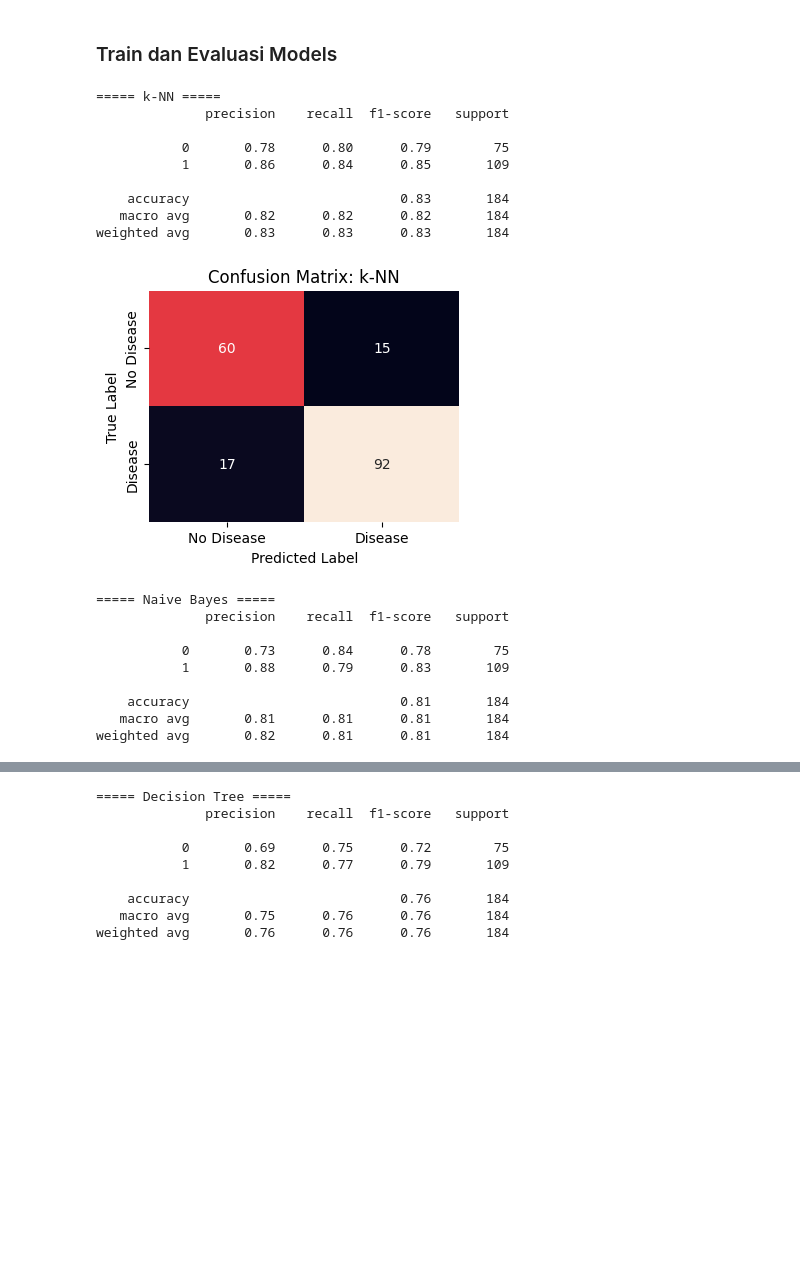
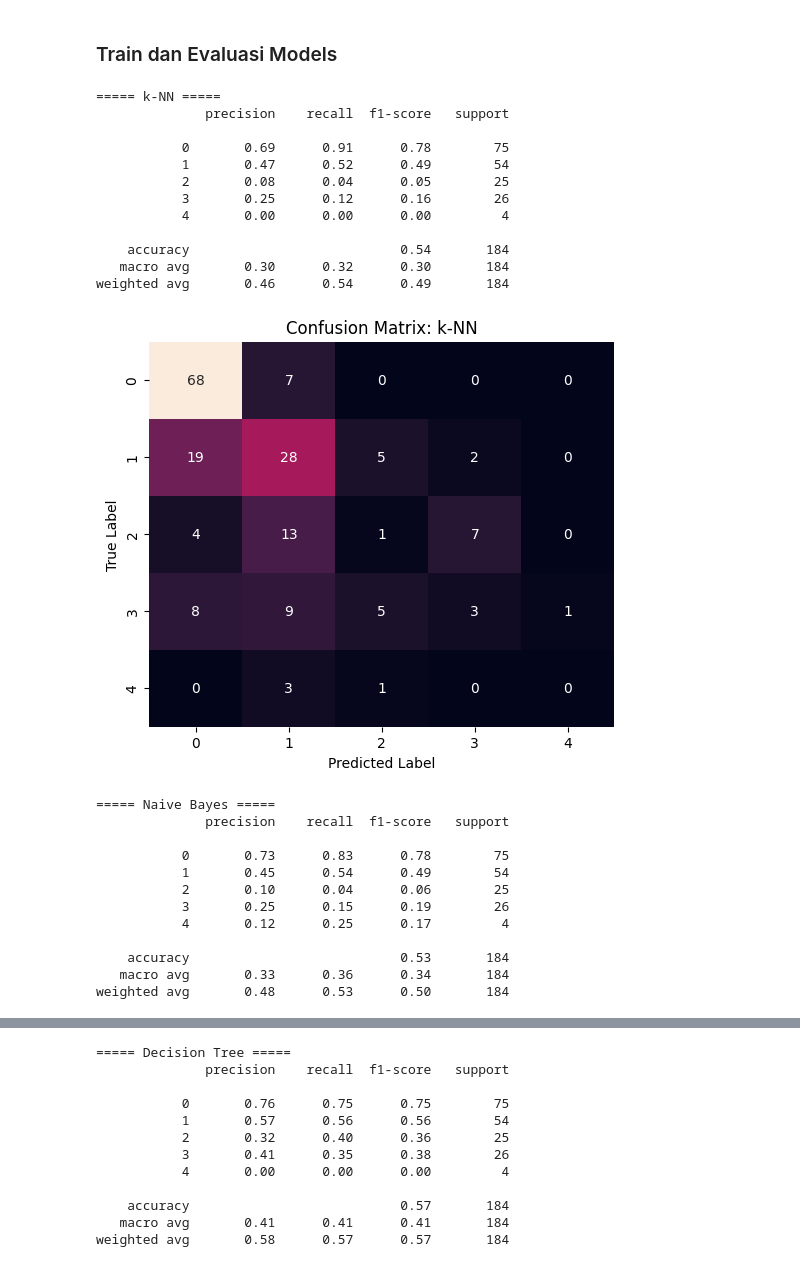
Before and after one commit to ReynandrielPT/PM, a Jupyter notebook: Tugas_Implementasi_Metode_k_NN,_Naive_Bayes_Decision_Tree,_dan_SVM_pada_problem_klasifikasi_5025231113_Reynandriel_Pramas_Thandya.ipynb, the cells around one changed output, grey strips where cells are left out. Saved outputs shown, nothing was run; the diff lists cells and outputs as text; code cells hidden in the pictures; blank space fills up the shorter version.

```diff
--- a/Tugas_Implementasi_Metode_k_NN,_Naive_Bayes_Decision_Tree,_dan_SVM_pada_problem_klasifikasi_5025231113_Reynandriel_Pramas_Thandya.ipynb
+++ b/Tugas_Implementasi_Metode_k_NN,_Naive_Bayes_Decision_Tree,_dan_SVM_pada_problem_klasifikasi_5025231113_Reynandriel_Pramas_Thandya.ipynb
@@ -103,7 +103,8 @@ for col in cat_cols:
 
 
 X = df.drop('num', axis=1)
-y = (df['num'] > 0).astype(int)
+y = df['num'].astype(int)
+
 
 
 scaler = StandardScaler()
@@ -119,61 +120,64 @@ models = {
     'k-NN': KNeighborsClassifier().fit(X_train, y_train),
     'Naive Bayes': GaussianNB().fit(X_train, y_train),
     'Decision Tree': DecisionTreeClassifier(random_state=42).fit(X_train, y_train),
-    'SVM': SVC(random_state=42).fit(X_train, y_train)
+    'SVM': SVC(random_state=42, decision_function_shape='ovr').fit(X_train, y_train)
 }
 
 metrics = []
 
 for name, model in models.items():
     y_pred = model.predict(X_test)
 
     acc  = accuracy_score(y_test, y_pred)
-    prec = precision_score(y_test, y_pred)
-    rec  = recall_score(y_test, y_pred)
-    f1   = f1_score(y_test, y_pred)
+    prec = precision_score(y_test, y_pred, average='macro', zero_division=0)
+    rec  = recall_score(y_test, y_pred, average='macro', zero_division=0)
+    f1   = f1_score(y_test, y_pred, average='macro', zero_division=0)
 
     print(f"\n===== {name} =====")
-    print(classification_report(y_test, y_pred))
+    print(classification_report(y_test, y_pred, zero_division=0))
 
     metrics.append({
         'Model': name,
         'Accuracy': acc,
         'Precision': prec,
         'Recall': rec,
         'F1-Score': f1
     })
 
     cm = confusion_matrix(y_test, y_pred)
-    plt.figure(figsize=(4,3))
-    sns.heatmap(cm, annot=True, fmt='d', cbar=False,
-                xticklabels=['No Disease','Disease'],
-                yticklabels=['No Disease','Disease'])
+    plt.figure(figsize=(6,5))
+    sns.heatmap(cm, annot=True, fmt='d', cbar=False)
     plt.title(f'Confusion Matrix: {name}')
     plt.ylabel('True Label')
     plt.xlabel('Predicted Label')
     plt.show()
 
-
 df_metrics = pd.DataFrame(metrics).set_index('Model')
 print("\n>>> Perbandingan Metrik Evaluasi <<<")
 display(df_metrics)
 # %% [output]
 ===== k-NN =====
               precision    recall  f1-score   support
 
-           0       0.78      0.80      0.79        75
-           1       0.86      0.84      0.85       109
+           0       0.69      0.91      0.78        75
+           1       0.47      0.52      0.49        54
+           2       0.08      0.04      0.05        25
+           3       0.25      0.12      0.16        26
+           4       0.00      0.00      0.00         4
 
-    accuracy                           0.83       184
-   macro avg       0.82      0.82      0.82       184
-weighted avg       0.83      0.83      0.83       184
+    accuracy                           0.54       184
+   macro avg       0.30      0.32      0.30       184
+weighted avg       0.46      0.54      0.49       184
-[figure, old version]
+[figure, new version]
 ===== Naive Bayes =====
               precision    recall  f1-score   support
 
-           0       0.73      0.84      0.78        75
-           1       0.88      0.79      0.83       109
+           0       0.73      0.83      0.78        75
+           1       0.45      0.54      0.49        54
+           2       0.10      0.04      0.06        25
+           3       0.25      0.15      0.19        26
+           4       0.12      0.25      0.17         4
 
-    accuracy                           0.81       184
-   macro avg       0.81      0.81      0.81       184
-weighted avg       0.82      0.81      0.81       184
+    accuracy                           0.53       184
+   macro avg       0.33      0.36      0.34       184
+weighted avg       0.48      0.53      0.50       184
@@ -181,9 +185,12 @@ weighted avg       0.82      0.81      0.81       184
 ===== Decision Tree =====
               precision    recall  f1-score   support
 
-           0       0.69      0.75      0.72        75
-           1       0.82      0.77      0.79       109
+           0       0.76      0.75      0.75        75
+           1       0.57      0.56      0.56        54
+           2       0.32      0.40      0.36        25
+           3       0.41      0.35      0.38        26
+           4       0.00      0.00      0.00         4
 
-    accuracy                           0.76       184
-   macro avg       0.75      0.76      0.76       184
-weighted avg       0.76      0.76      0.76       184
+    accuracy                           0.57       184
+   macro avg       0.41      0.41      0.41       184
+weighted avg       0.58      0.57      0.57       184
```
Also changed, not shown: parts of 1 cell of this notebook.
